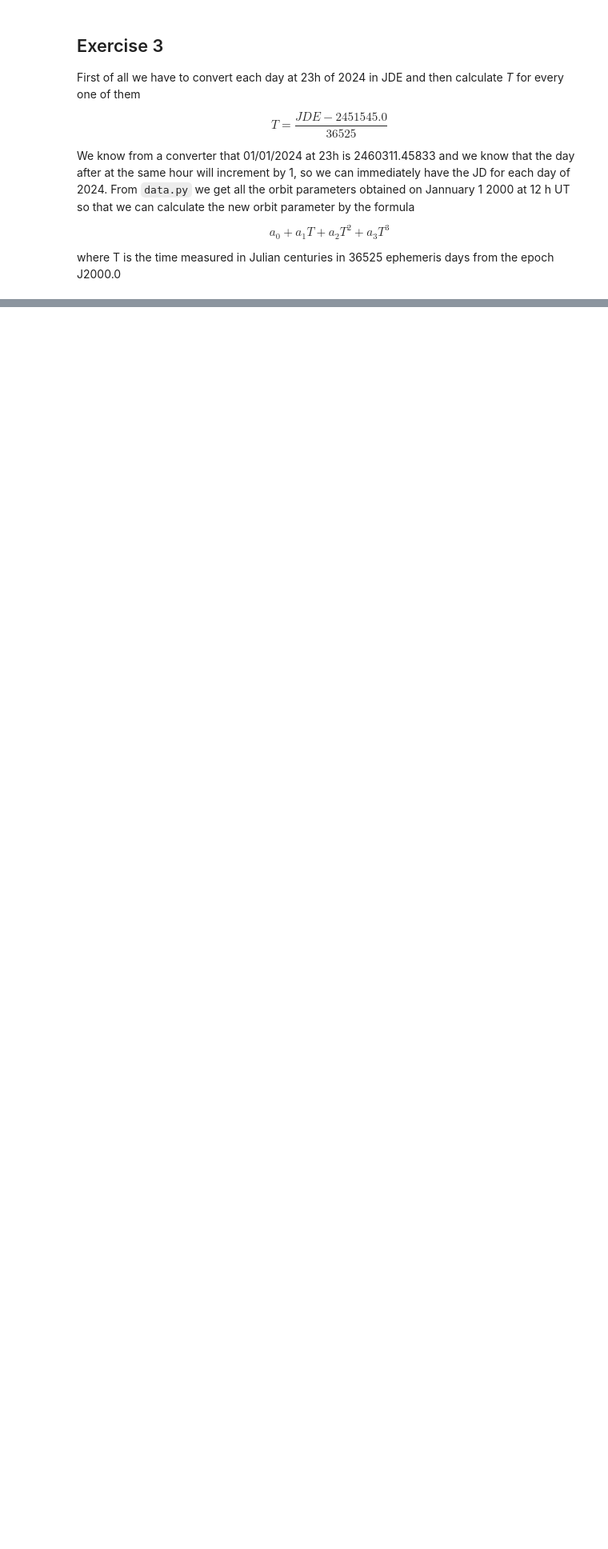
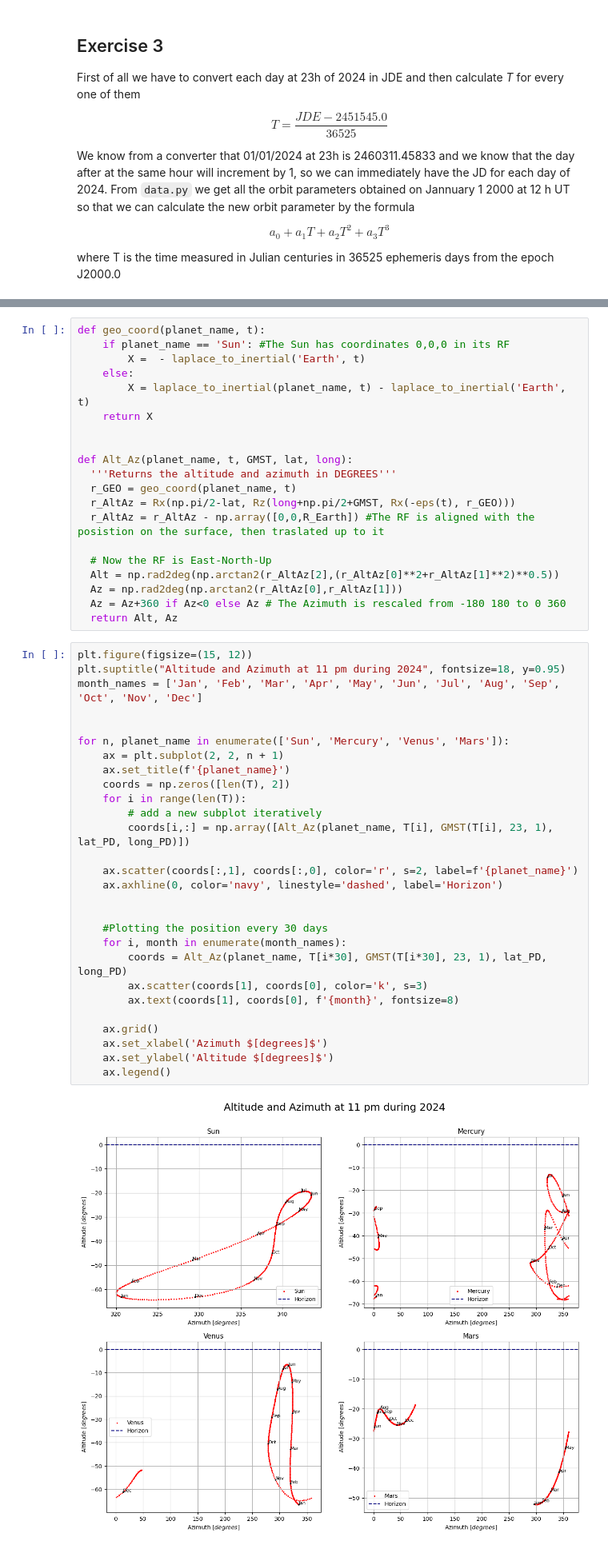
Before and after one commit to marcoboscato/celestial_mechanics, a Jupyter notebook: Homeworks/HW4/boscatomarco_hw4.ipynb, the cells around one changed output, grey strips where cells are left out. Shown at 80% size. Drawn from its saved outputs; the diff is of its cells as text; blank space fills up the shorter version.

```diff
--- a/Homeworks/HW4/boscatomarco_hw4.ipynb
+++ b/Homeworks/HW4/boscatomarco_hw4.ipynb
@@ -155,0 +241,50 @@ for p in range(planets_data.shape[0]):
+# %%
+def geo_coord(planet_name, t):
+    if planet_name == 'Sun': #The Sun has coordinates 0,0,0 in its RF
+        X =  - laplace_to_inertial('Earth', t)
+    else:
+        X = laplace_to_inertial(planet_name, t) - laplace_to_inertial('Earth', t)
+    return X
+
+
+def Alt_Az(planet_name, t, GMST, lat, long):
+  '''Returns the altitude and azimuth in DEGREES'''
+  r_GEO = geo_coord(planet_name, t)
+  r_AltAz = Rx(np.pi/2-lat, Rz(long+np.pi/2+GMST, Rx(-eps(t), r_GEO)))
+  r_AltAz = r_AltAz - np.array([0,0,R_Earth]) #The RF is aligned with the posistion on the surface, then traslated up to it
+
+  # Now the RF is East-North-Up
+  Alt = np.rad2deg(np.arctan2(r_AltAz[2],(r_AltAz[0]**2+r_AltAz[1]**2)**0.5))
+  Az = np.rad2deg(np.arctan2(r_AltAz[0],r_AltAz[1]))
+  Az = Az+360 if Az<0 else Az # The Azimuth is rescaled from -180 180 to 0 360
+  return Alt, Az
+# %%
+plt.figure(figsize=(15, 12))
+plt.suptitle("Altitude and Azimuth at 11 pm during 2024", fontsize=18, y=0.95)
+month_names = ['Jan', 'Feb', 'Mar', 'Apr', 'May', 'Jun', 'Jul', 'Aug', 'Sep', 'Oct', 'Nov', 'Dec']
+
+
+for n, planet_name in enumerate(['Sun', 'Mercury', 'Venus', 'Mars']):
+    ax = plt.subplot(2, 2, n + 1)
+    ax.set_title(f'{planet_name}')
+    coords = np.zeros([len(T), 2])
+    for i in range(len(T)):
+        # add a new subplot iteratively
+        coords[i,:] = np.array([Alt_Az(planet_name, T[i], GMST(T[i], 23, 1), lat_PD, long_PD)])
+
+    ax.scatter(coords[:,1], coords[:,0], color='r', s=2, label=f'{planet_name}')
+    ax.axhline(0, color='navy', linestyle='dashed', label='Horizon')
+
+
+    #Plotting the position every 30 days
+    for i, month in enumerate(month_names):
+        coords = Alt_Az(planet_name, T[i*30], GMST(T[i*30], 23, 1), lat_PD, long_PD)
+        ax.scatter(coords[1], coords[0], color='k', s=3)
+        ax.text(coords[1], coords[0], f'{month}', fontsize=8)
+
+    ax.grid()
+    ax.set_xlabel('Azimuth $[degrees]$')
+    ax.set_ylabel('Altitude $[degrees]$')
+    ax.legend()
+# %% [output]
+[figure, added]
```
Also changed, not shown: parts of 25 cells of this notebook, 18 other files.
